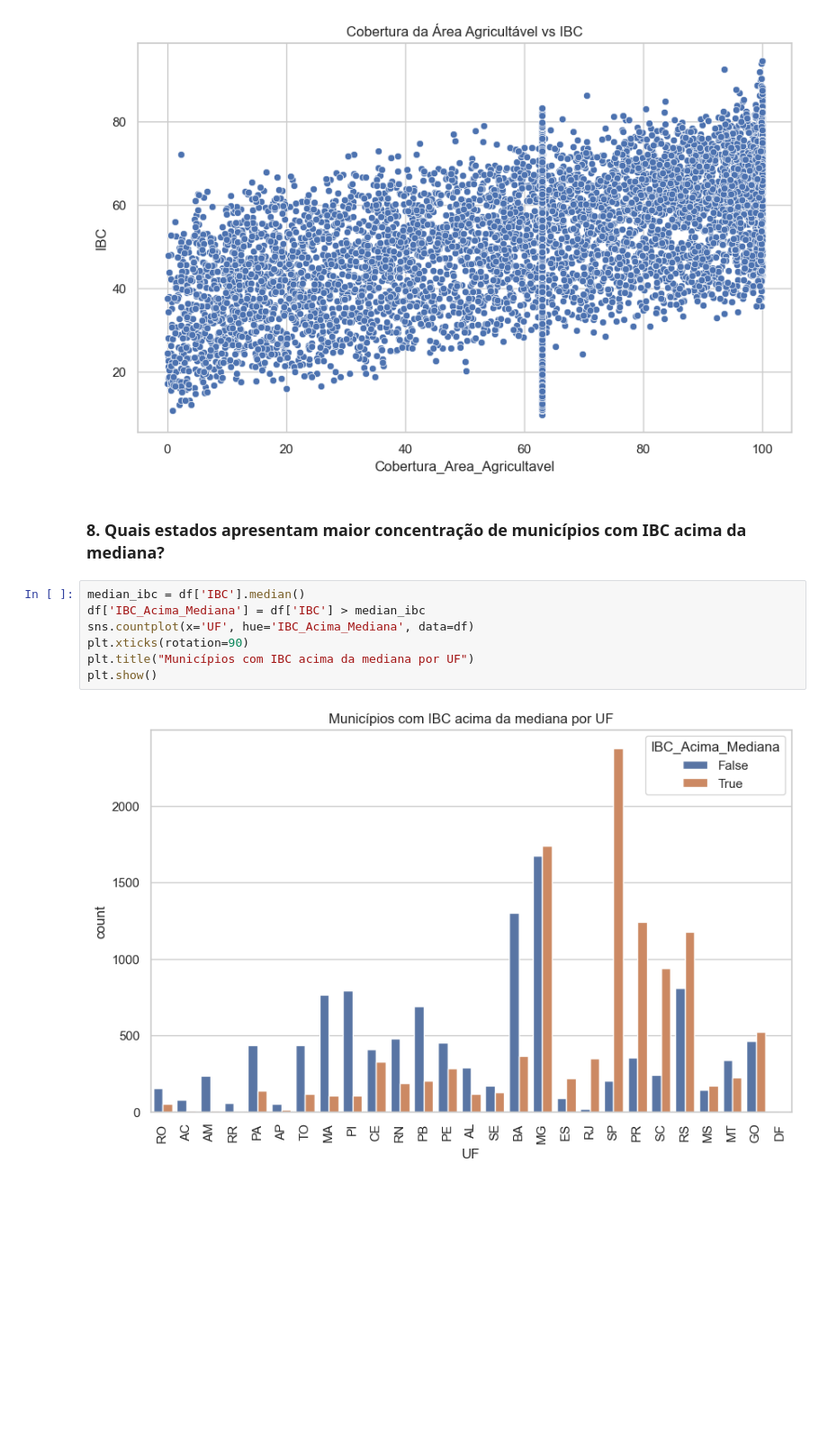
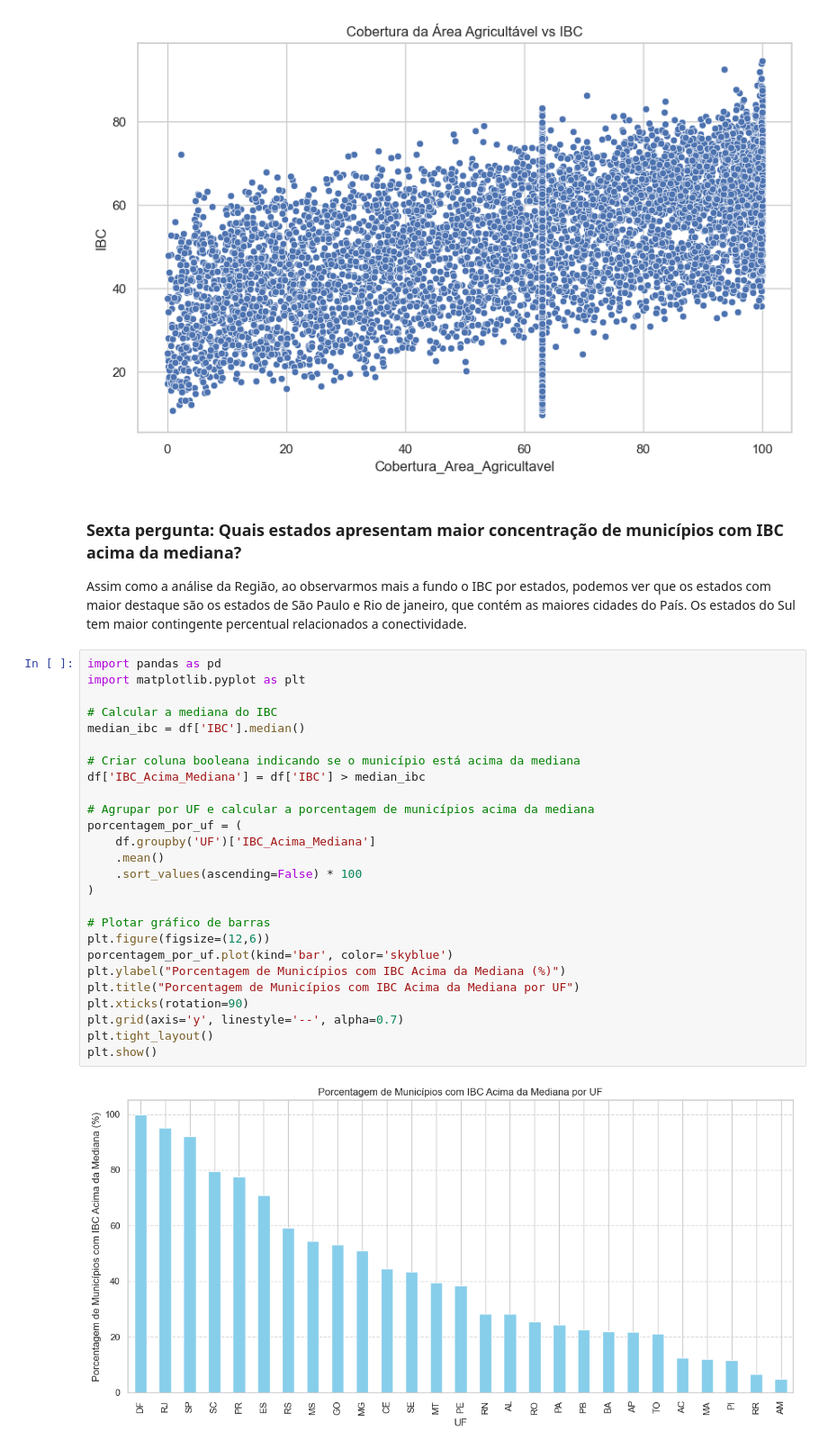
Before and after one commit to mariaclaraps/projeto-ciencia-dos-dados, a Jupyter notebook: notebooks/eda_IBC_municipios.ipynb, the cells around one changed output. Shown at 90% size. Drawn from its saved outputs; the diff is of its cells as text; blank space fills up the shorter version.

```diff
--- a/notebooks/eda_IBC_municipios.ipynb
+++ b/notebooks/eda_IBC_municipios.ipynb
@@ -240,13 +233,33 @@ plt.show()
 # %% [output]
 [figure]
 # %% [markdown]
-### 8. Quais estados apresentam maior concentração de municípios com IBC acima da mediana?
+### Sexta pergunta: Quais estados apresentam maior concentração de municípios com IBC acima da mediana?
+Assim como a análise da Região, ao observarmos mais a fundo o IBC por estados, podemos ver que os estados com maior destaque são os estados de São Paulo e Rio de janeiro, que contém as maiores cidades do País. Os estados do Sul tem maior contingente percentual relacionados a conectividade.
 # %%
+import pandas as pd
+import matplotlib.pyplot as plt
+
+# Calcular a mediana do IBC
 median_ibc = df['IBC'].median()
+
+# Criar coluna booleana indicando se o município está acima da mediana
 df['IBC_Acima_Mediana'] = df['IBC'] > median_ibc
-sns.countplot(x='UF', hue='IBC_Acima_Mediana', data=df)
+
+# Agrupar por UF e calcular a porcentagem de municípios acima da mediana
+porcentagem_por_uf = (
+    df.groupby('UF')['IBC_Acima_Mediana']
+    .mean()
+    .sort_values(ascending=False) * 100
+)
+
+# Plotar gráfico de barras
+plt.figure(figsize=(12,6))
+porcentagem_por_uf.plot(kind='bar', color='skyblue')
+plt.ylabel("Porcentagem de Municípios com IBC Acima da Mediana (%)")
+plt.title("Porcentagem de Municípios com IBC Acima da Mediana por UF")
 plt.xticks(rotation=90)
-plt.title("Municípios com IBC acima da mediana por UF")
+plt.grid(axis='y', linestyle='--', alpha=0.7)
+plt.tight_layout()
 plt.show()
 # %% [output]
-[figure, old version]
+[figure, new version]
```
Also changed, not shown: parts of 3 cells of this notebook.
